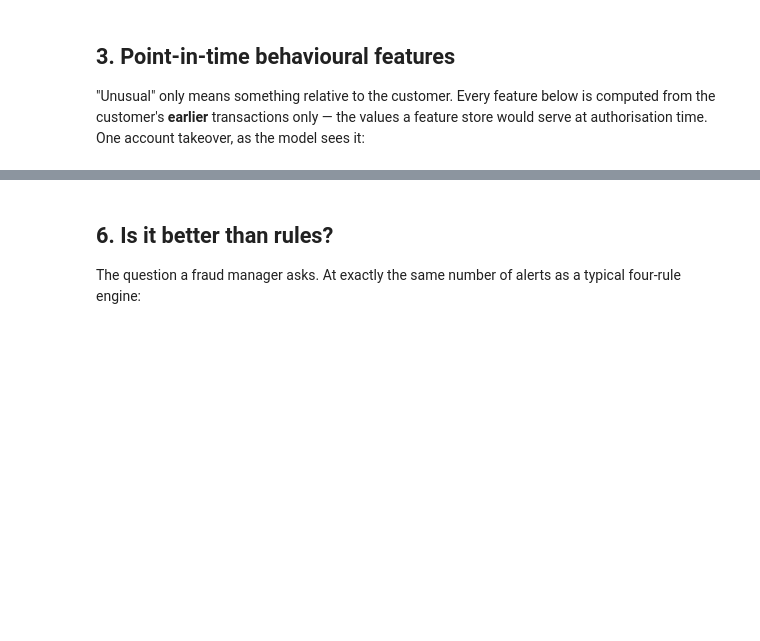
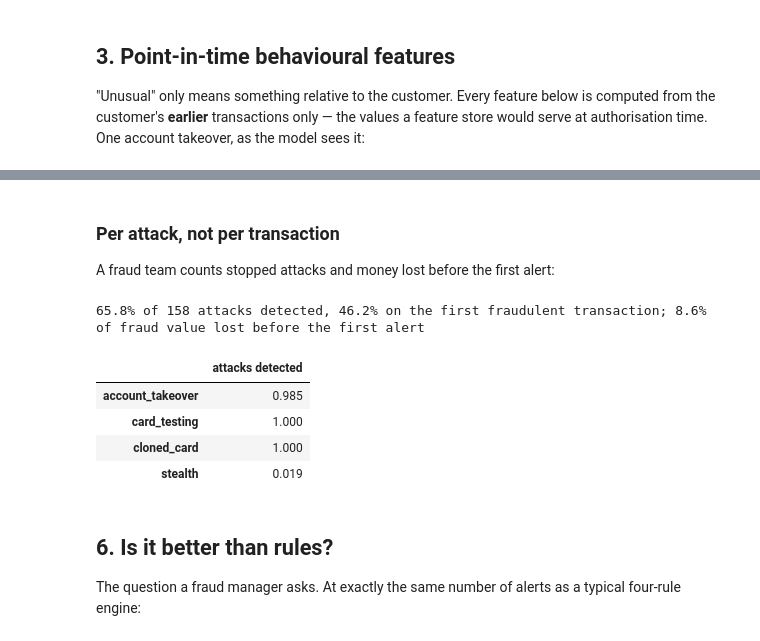
Before and after one commit to Ehsan-Ghoreishi/fraud-detection, a Jupyter notebook: notebooks/fraud_detection_walkthrough.ipynb, the cells around one changed output, grey strips where cells are left out. Cells and saved outputs as stored; diff of their text form; code cells hidden in the pictures; blank space fills up the shorter version.

```diff
--- a/notebooks/fraud_detection_walkthrough.ipynb
+++ b/notebooks/fraud_detection_walkthrough.ipynb
@@ -148,3 +162,21 @@ pd.Series({
+# %% [markdown]
+### Per attack, not per transaction
+
+A fraud team counts stopped attacks and money lost before the first alert:
+# %%
+ep = s["episodes"]
+print(f"{ep['detection_rate']:.1%} of {ep['episodes']} attacks detected, "
+      f"{ep['detected_on_first_txn']:.1%} on the first fraudulent transaction; "
+      f"{ep['value_lost_before_detection']:.1%} of fraud value lost "
+      "before the first alert")
+pd.Series(ep["detection_rate_by_typology"], name="attacks detected").to_frame()
+# %% [output]
+65.8% of 158 attacks detected, 46.2% on the first fraudulent transaction; 8.6% of fraud value lost before the first alert
+|  | attacks detected |
+| account_takeover | 0.985 |
+| card_testing | 1.000 |
+| cloned_card | 1.000 |
+| stealth | 0.019 |
 # %% [markdown]
 ## 6. Is it better than rules?
 
```
Also changed, not shown: parts of 11 cells of this notebook.
